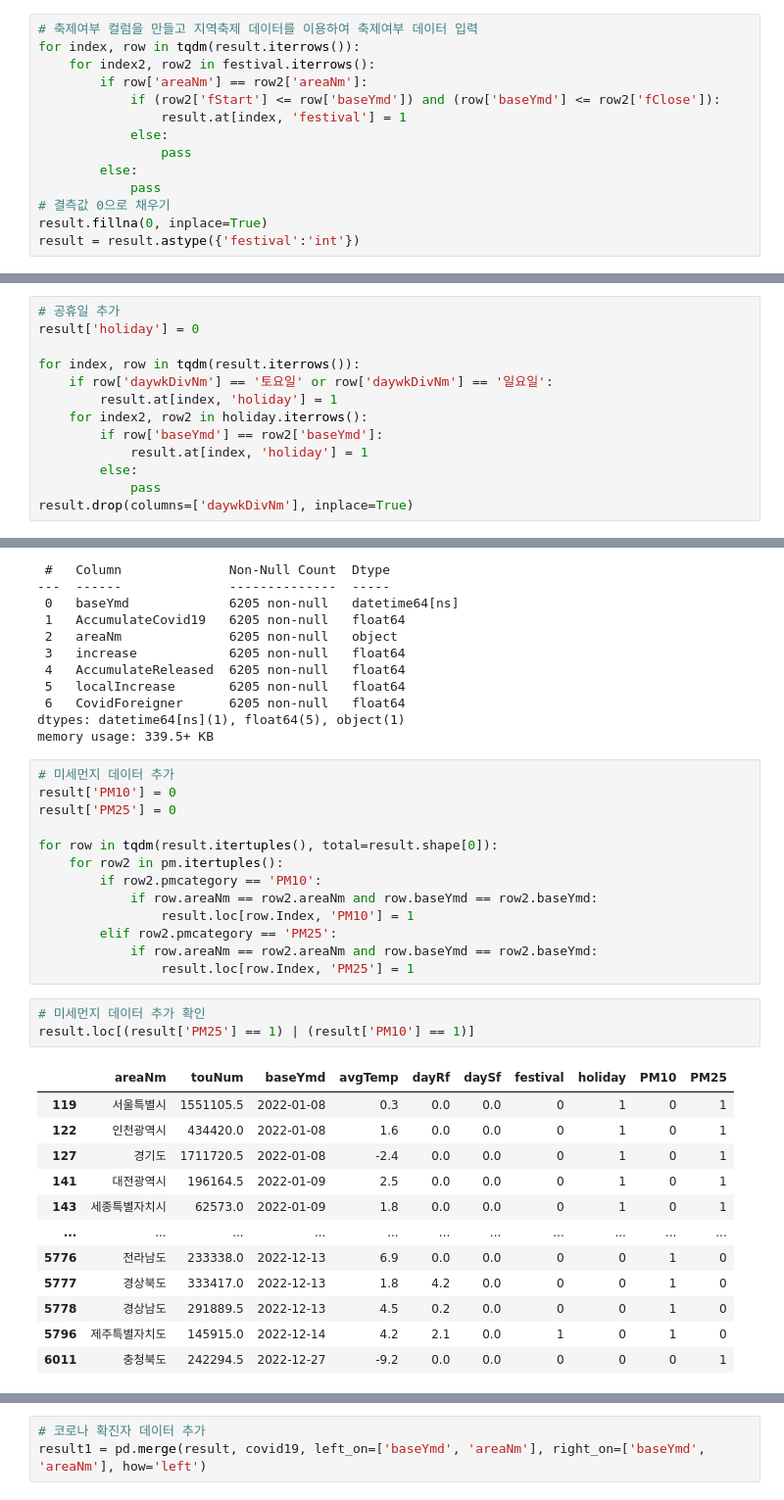
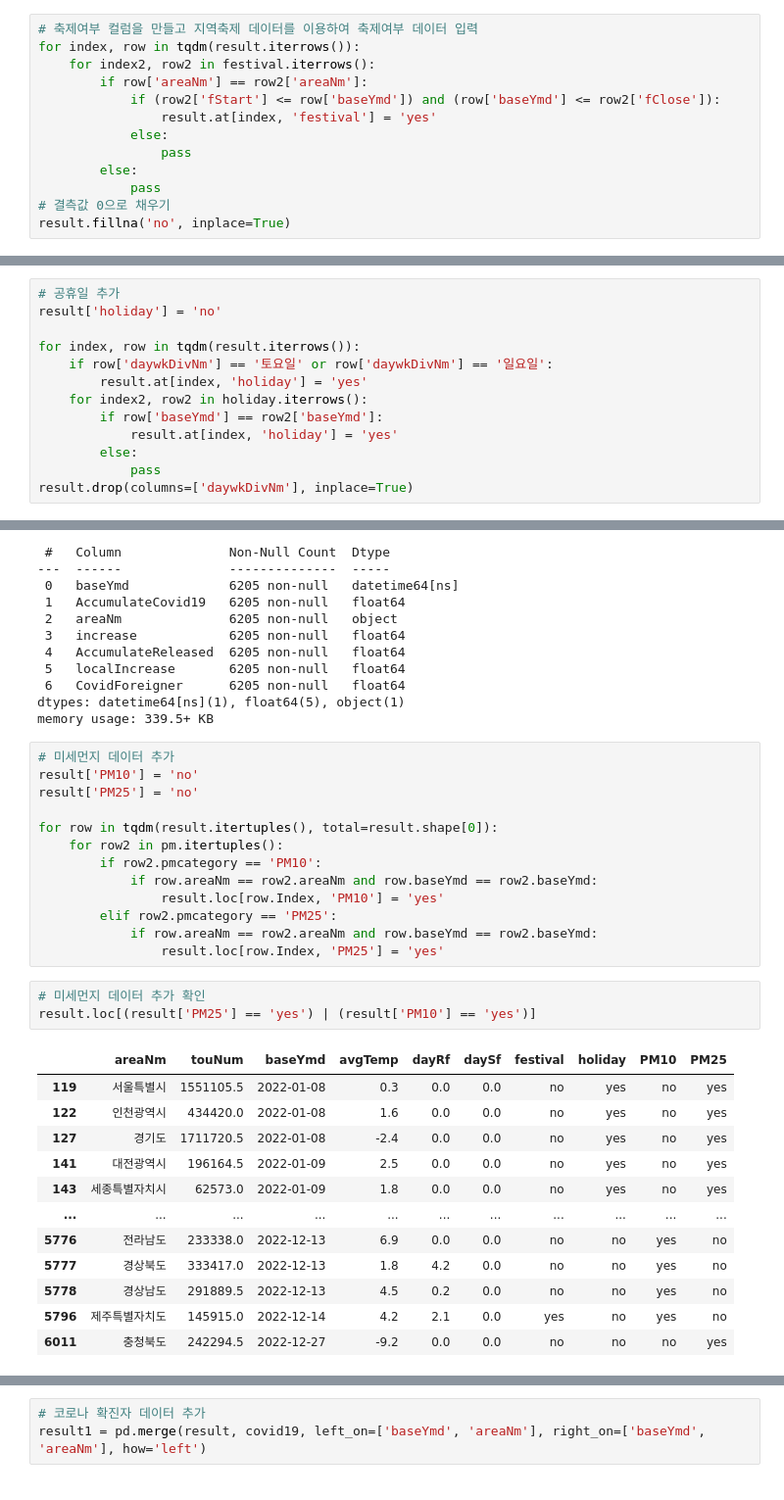
Before and after one commit to krkoki/MiniProject_Regression, a Jupyter notebook: preprocessing_final.ipynb, the cells around one changed output, grey strips where cells are left out. Shown at 98% size. Cells and saved outputs as stored; diff of their text form.

```diff
--- a/preprocessing_final.ipynb
+++ b/preprocessing_final.ipynb
@@ -1206,14 +1206,13 @@ for index, row in tqdm(result.iterrows()):
     for index2, row2 in festival.iterrows():
         if row['areaNm'] == row2['areaNm']:
             if (row2['fStart'] <= row['baseYmd']) and (row['baseYmd'] <= row2['fClose']):
-                result.at[index, 'festival'] = 1
+                result.at[index, 'festival'] = 'yes'
             else:
                 pass
         else:
             pass
 # 결측값 0으로 채우기
-result.fillna(0, inplace=True)
-result = result.astype({'festival':'int'})
+result.fillna('no', inplace=True)
 # %%
 result.isnull().sum()
 # %% [output]
@@ -1228,14 +1227,14 @@ festival      0
 dtype: int64
 # %%
 # 공휴일 추가
-result['holiday'] = 0
+result['holiday'] = 'no'
 
 for index, row in tqdm(result.iterrows()):
     if row['daywkDivNm'] == '토요일' or row['daywkDivNm'] == '일요일':
-        result.at[index, 'holiday'] = 1
+        result.at[index, 'holiday'] = 'yes'
     for index2, row2 in holiday.iterrows():
         if row['baseYmd'] == row2['baseYmd']:
-            result.at[index, 'holiday'] = 1
+            result.at[index, 'holiday'] = 'yes'
         else:
             pass
 result.drop(columns=['daywkDivNm'], inplace=True)
@@ -1299,33 +1298,33 @@ dtypes: datetime64[ns](1), float64(5), object(1)
 memory usage: 339.5+ KB
 # %%
 # 미세먼지 데이터 추가
-result['PM10'] = 0
-result['PM25'] = 0
+result['PM10'] = 'no'
+result['PM25'] = 'no'
 
 for row in tqdm(result.itertuples(), total=result.shape[0]):
     for row2 in pm.itertuples():
         if row2.pmcategory == 'PM10':
             if row.areaNm == row2.areaNm and row.baseYmd == row2.baseYmd:
-                result.loc[row.Index, 'PM10'] = 1
+                result.loc[row.Index, 'PM10'] = 'yes'
         elif row2.pmcategory == 'PM25':
             if row.areaNm == row2.areaNm and row.baseYmd == row2.baseYmd:
-                result.loc[row.Index, 'PM25'] = 1
+                result.loc[row.Index, 'PM25'] = 'yes'
 # %%
 # 미세먼지 데이터 추가 확인
-result.loc[(result['PM25'] == 1) | (result['PM10'] == 1)]
+result.loc[(result['PM25'] == 'yes') | (result['PM10'] == 'yes')]
 # %% [output]
 |  | areaNm | touNum | baseYmd | avgTemp | dayRf | daySf | festival | holiday | PM10 | PM25 |
-| 119 | 서울특별시 | 1551105.5 | 2022-01-08 | 0.3 | 0.0 | 0.0 | 0 | 1 | 0 | 1 |
-| 122 | 인천광역시 | 434420.0 | 2022-01-08 | 1.6 | 0.0 | 0.0 | 0 | 1 | 0 | 1 |
-| 127 | 경기도 | 1711720.5 | 2022-01-08 | -2.4 | 0.0 | 0.0 | 0 | 1 | 0 | 1 |
-| 141 | 대전광역시 | 196164.5 | 2022-01-09 | 2.5 | 0.0 | 0.0 | 0 | 1 | 0 | 1 |
-| 143 | 세종특별자치시 | 62573.0 | 2022-01-09 | 1.8 | 0.0 | 0.0 | 0 | 1 | 0 | 1 |
+| 119 | 서울특별시 | 1551105.5 | 2022-01-08 | 0.3 | 0.0 | 0.0 | no | yes | no | yes |
+| 122 | 인천광역시 | 434420.0 | 2022-01-08 | 1.6 | 0.0 | 0.0 | no | yes | no | yes |
+| 127 | 경기도 | 1711720.5 | 2022-01-08 | -2.4 | 0.0 | 0.0 | no | yes | no | yes |
+| 141 | 대전광역시 | 196164.5 | 2022-01-09 | 2.5 | 0.0 | 0.0 | no | yes | no | yes |
+| 143 | 세종특별자치시 | 62573.0 | 2022-01-09 | 1.8 | 0.0 | 0.0 | no | yes | no | yes |
 | ... | ... | ... | ... | ... | ... | ... | ... | ... | ... | ... |
-| 5776 | 전라남도 | 233338.0 | 2022-12-13 | 6.9 | 0.0 | 0.0 | 0 | 0 | 1 | 0 |
-| 5777 | 경상북도 | 333417.0 | 2022-12-13 | 1.8 | 4.2 | 0.0 | 0 | 0 | 1 | 0 |
-| 5778 | 경상남도 | 291889.5 | 2022-12-13 | 4.5 | 0.2 | 0.0 | 0 | 0 | 1 | 0 |
-| 5796 | 제주특별자치도 | 145915.0 | 2022-12-14 | 4.2 | 2.1 | 0.0 | 1 | 0 | 1 | 0 |
-| 6011 | 충청북도 | 242294.5 | 2022-12-27 | -9.2 | 0.0 | 0.0 | 0 | 0 | 0 | 1 |
+| 5776 | 전라남도 | 233338.0 | 2022-12-13 | 6.9 | 0.0 | 0.0 | no | no | yes | no |
+| 5777 | 경상북도 | 333417.0 | 2022-12-13 | 1.8 | 4.2 | 0.0 | no | no | yes | no |
+| 5778 | 경상남도 | 291889.5 | 2022-12-13 | 4.5 | 0.2 | 0.0 | no | no | yes | no |
+| 5796 | 제주특별자치도 | 145915.0 | 2022-12-14 | 4.2 | 2.1 | 0.0 | yes | no | yes | no |
+| 6011 | 충청북도 | 242294.5 | 2022-12-27 | -9.2 | 0.0 | 0.0 | no | no | no | yes |
 119 rows × 10 columns
 # %%
 # 코로나 확진자 데이터 추가
```
Also changed, not shown: parts of 6 cells of this notebook, 6 other files.
